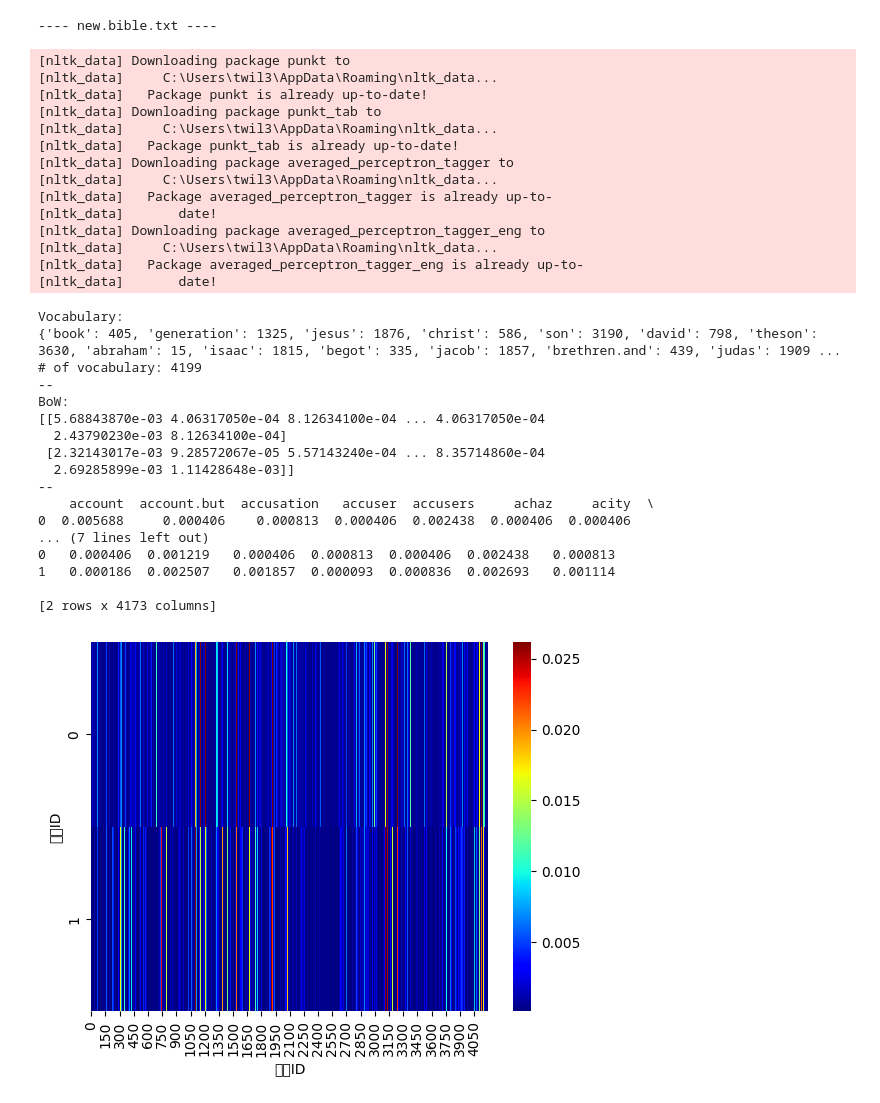
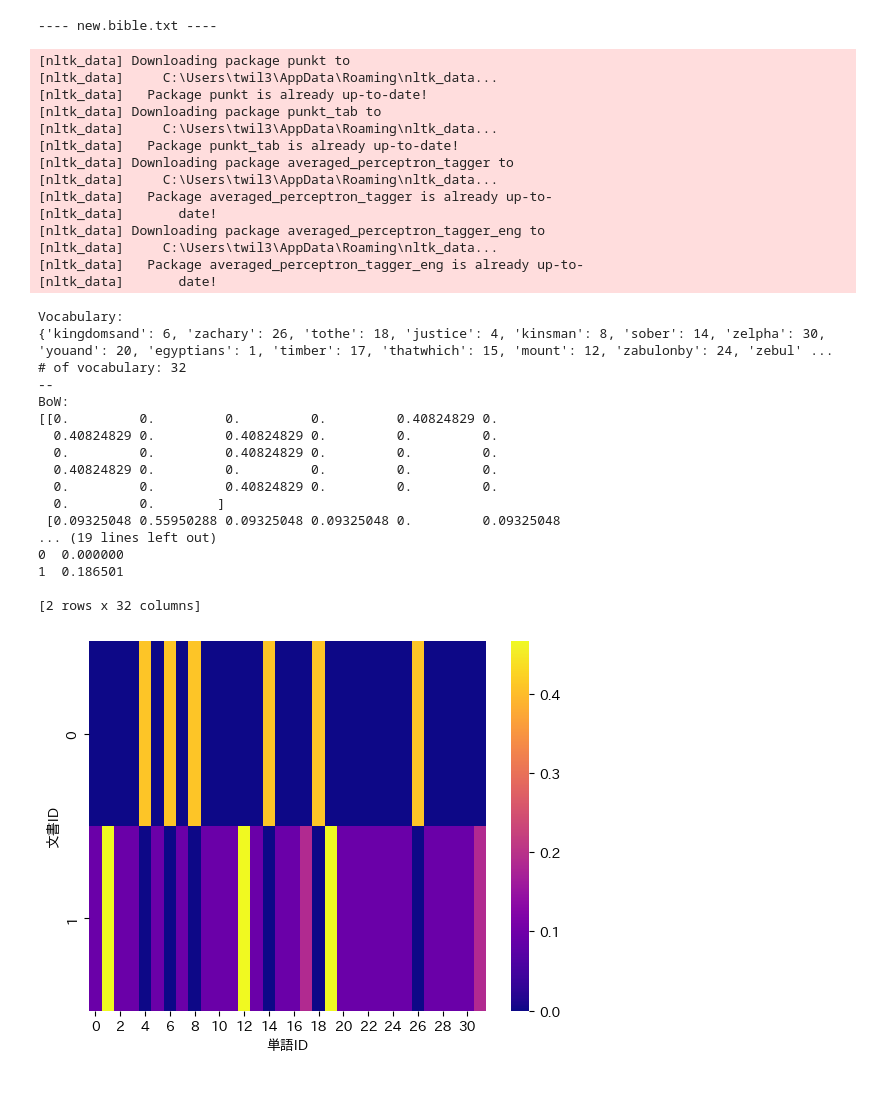
Before and after one commit to Twil3akine/bible-text-mining, a Jupyter notebook: execute.ipynb, the cells around one changed output. Saved outputs shown, nothing was run; the diff lists cells and outputs as text; code cells hidden in the pictures.

```diff
--- a/execute.ipynb
+++ b/execute.ipynb
@@ -1,3 +1,14 @@
+# %%
+import winsound
+# コードの処理
+import time
+# 完了通知
+
+def ok():
+    print("\n処理が完了しました！")
+    winsound.Beep(440, 300)
+    winsound.Beep(493, 300)
+    winsound.Beep(523, 300)
 # %%
 # Chapter という文字列が含まれる行を抽出して別ファイルに保存する
 # 抽出結果を書き込んだファイルを確認し、文中にChapterが含まれる行があるか確認する
@@ -72,12 +85,19 @@ for path in paths:
 ---- old.bible.txt ----
 ---- new.bible.txt ----
 # %%
-# 章ごとに別々のファイルに抽出する。
+# クレンジングを行いつつ、章ごとに別々のファイルに抽出する。
 
 import os
 import re
 from tqdm import tqdm
 from shutil import rmtree
+
+def clean_text(text):
+	text = text.lower()  # 小文字にする
+	text = re.sub(r'[^a-zA-Z\s]', '', text)  # 特殊文字を除く
+	text = re.sub(r'\d+', '', text)  # 数字を除く
+	text = re.sub(r'\s+', ' ', text).strip()  # 余分なスペースも削除
+	return text
 
 # ディレクトリの指定
 source_directory = './clean'
@@ -103,12 +123,12 @@ for path in paths:
 		elif target_directory is None: continue
 		else:
 			with open(target_directory, mode='a', encoding='utf-8') as g:
-				g.write(line)
+				g.write(clean_text(line)+'\n')
 # %% [output]
 ---- old.bible.txt ----
 ---- new.bible.txt ----
 # %%
-# 旧約、新約それぞれでTF-IDFを計算し、ヒートマップを表示する
+# 旧約、新約それぞれで固有名詞のみを抜き出し、TF-IDFを計算し、ヒートマップを表示する
 
 %matplotlib inline
 import sys
@@ -116,10 +136,10 @@ import os
 from sklearn.feature_extraction.text import TfidfVectorizer
 import pandas as pd
 import matplotlib.pyplot as plt
+import japanize_matplotlib
 import seaborn as sns
 
 from tqdm import tqdm
-from pprint import pprint
 
 import nltk
 from nltk.tokenize import word_tokenize
@@ -134,7 +154,7 @@ def english_tokenize(text):
 	words = word_tokenize(text)
 	tagged_words = pos_tag(words)
 
-	selected_words = [word for word, pos in tagged_words if pos.startswith("NN")]
+	selected_words = [word for word, pos in tagged_words if pos.startswith("NNP")]
 
 	return selected_words
 
@@ -152,11 +172,12 @@ if __name__ == '__main__':
 	for f in tqdm(files):
 		with open(os.path.join(in_path, f), encoding="utf-8") as r:
 			s = r.read()
+			s = text = re.sub(r'[^a-zA-Z\s]', '', s)
 			s = ''.join(s.splitlines()) # 改行削除
 
 		texts.append(s)
 
-	vec = TfidfVectorizer(tokenizer=english_tokenize, min_df=2, token_pattern=None)
+	vec = TfidfVectorizer(tokenizer=english_tokenize, token_pattern=None)
 	vec.fit(texts)
 
 	print("\nVocabulary:")
@@ -166,61 +187,65 @@ if __name__ == '__main__':
 	bow = vec.transform(texts)
 	print("--")
 	print("BoW:")
-	print(bow.toarray()[:, 26:])
+	print(bow.toarray())
 
-	bow_pd = pd.DataFrame(bow.toarray()[:, 26:], columns=vec.get_feature_names_out()[26:])
+	bow_pd = pd.DataFrame(bow.toarray(), columns=vec.get_feature_names_out())
 	print("--")
 	print(bow_pd)
 
 	# ヒートマップ表示
-	sns.heatmap(bow.toarray(), robust=True, cmap="jet")
+	sns.heatmap(bow.toarray(), robust=True, cmap="plasma")
 	plt.xlabel("単語ID")
 	plt.ylabel("文書ID")
 	plt.show()
 
-	threshold = 0.1  # 例として閾値を0.1に設定
+	threshold = 0.2  # 閾値を設定
 
+	words = []
 	for i, row in enumerate(bow.toarray()):
 		print(f"\nDocument {i}: Words with TF-IDF score >= {threshold}")
 
 		# 閾値以上の単語のインデックスを取得
 		valid_indices = row >= threshold
 		top_words = vec.get_feature_names_out()[valid_indices]
 		top_scores = row[valid_indices]
 
 		# 出力
 		for word, score in sorted(zip(top_words, top_scores), key=lambda x: x[1], reverse=True):
 			print(f"{word}: {score:.4f}")
+		words.append(top_words)
+
+ok()
 # %% [output]
 [nltk_data] Downloading package punkt to
 [nltk_data]     C:\Users\twil3\AppData\Roaming\nltk_data...
 [nltk_data]   Package punkt is already up-to-date!
 [nltk_data] Downloading package punkt_tab to
 [nltk_data]     C:\Users\twil3\AppData\Roaming\nltk_data...
 [nltk_data]   Package punkt_tab is already up-to-date!
 [nltk_data] Downloading package averaged_perceptron_tagger to
 [nltk_data]     C:\Users\twil3\AppData\Roaming\nltk_data...
 [nltk_data]   Package averaged_perceptron_tagger is already up-to-
 [nltk_data]       date!
 [nltk_data] Downloading package averaged_perceptron_tagger_eng to
 [nltk_data]     C:\Users\twil3\AppData\Roaming\nltk_data...
 [nltk_data]   Package averaged_perceptron_tagger_eng is already up-to-
 [nltk_data]       date!
 Vocabulary:
-{'book': 405, 'generation': 1325, 'jesus': 1876, 'christ': 586, 'son': 3190, 'david': 798, 'theson': 3630, 'abraham': 15, 'isaac': 1815, 'begot': 335, 'jacob': 1857, 'brethren.and': 439, 'judas': 1909 ...
-# of vocabulary: 4199
+{'kingdomsand': 6, 'zachary': 26, 'tothe': 18, 'justice': 4, 'kinsman': 8, 'sober': 14, 'zelpha': 30, 'youand': 20, 'egyptians': 1, 'timber': 17, 'thatwhich': 15, 'mount': 12, 'zabulonby': 24, 'zebul' ...
+# of vocabulary: 32
 --
 BoW:
-[[5.68843870e-03 4.06317050e-04 8.12634100e-04 ... 4.06317050e-04
-  2.43790230e-03 8.12634100e-04]
- [2.32143017e-03 9.28572067e-05 5.57143240e-04 ... 8.35714860e-04
-  2.69285899e-03 1.11428648e-03]]
---
-    account  account.but  accusation   accuser  accusers     achaz     acity  \
-0  0.005688     0.000406    0.000813  0.000406  0.002438  0.000406  0.000406
-... (7 lines left out)
-0   0.000406  0.001219   0.000406  0.000813  0.000406  0.002438   0.000813
-1   0.000186  0.002507   0.001857  0.000093  0.000836  0.002693   0.001114
+[[0.         0.         0.         0.         0.40824829 0.
+  0.40824829 0.         0.40824829 0.         0.         0.
+  0.         0.         0.40824829 0.         0.         0.
+  0.40824829 0.         0.         0.         0.         0.
+  0.         0.         0.40824829 0.         0.         0.
+  0.         0.        ]
+ [0.09325048 0.55950288 0.09325048 0.09325048 0.         0.09325048
+... (19 lines left out)
+0  0.000000
+1  0.186501
 
-[2 rows x 4173 columns]
+[2 rows x 32 columns]
-[figure, old version]
+[figure, new version]
```
Also changed, not shown: parts of 8 cells of this notebook, 59 other files.
